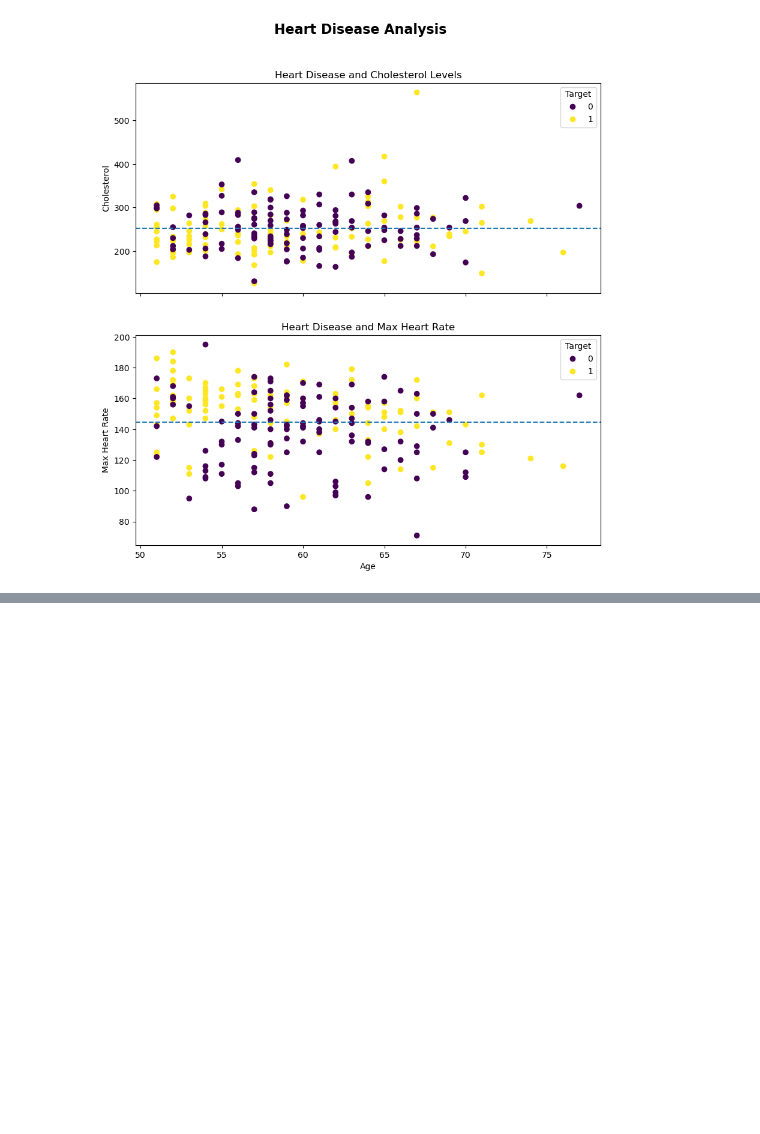
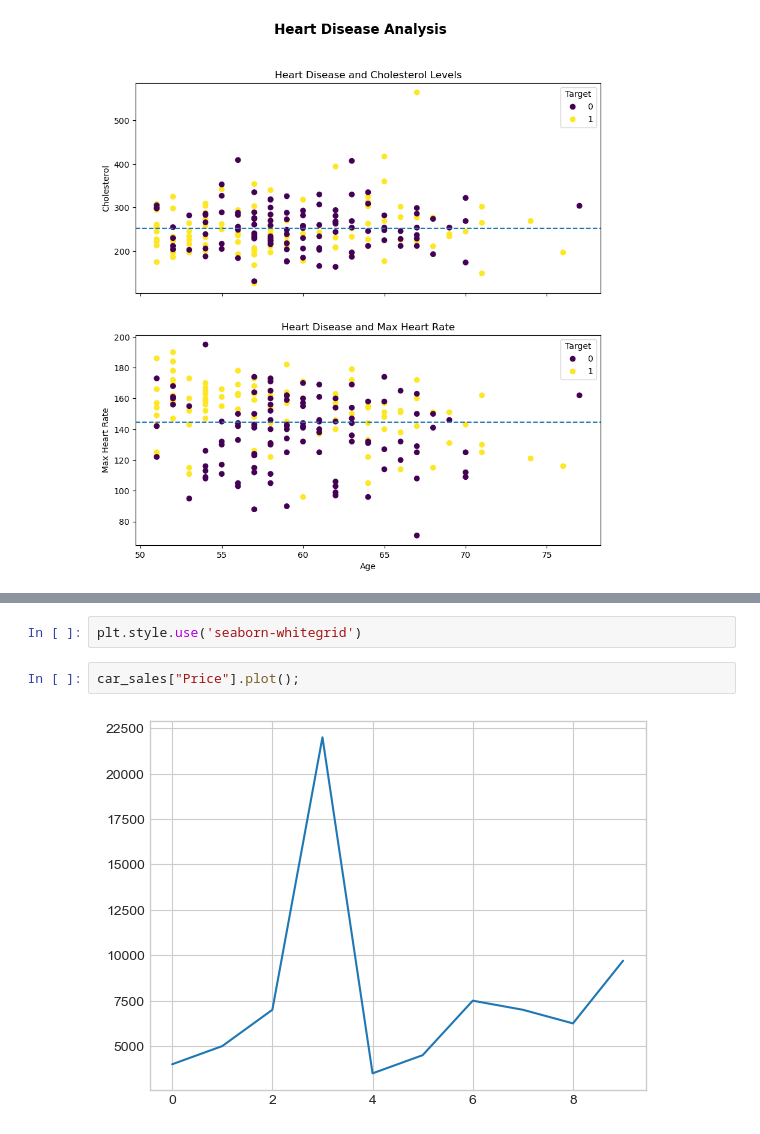
Before and after one commit to ihouwat/zero-to-mastery-ml, a Jupyter notebook: 004_matplotlib/introduction-to-matplotlib.ipynb, the cells around one changed output, grey strips where cells are left out. Saved outputs shown, nothing was run; the diff lists cells and outputs as text; blank space fills up the shorter version.

```diff
--- a/004_matplotlib/introduction-to-matplotlib.ipynb
+++ b/004_matplotlib/introduction-to-matplotlib.ipynb
@@ -509,0 +548,6 @@ fig.suptitle("Heart Disease Analysis", fontsize=16, fontweight="bold");
+# %%
+plt.style.use('seaborn-whitegrid')
+# %%
+car_sales["Price"].plot();
+# %% [output]
+[figure, added]
```
Also changed, not shown: parts of 15 cells of this notebook.
